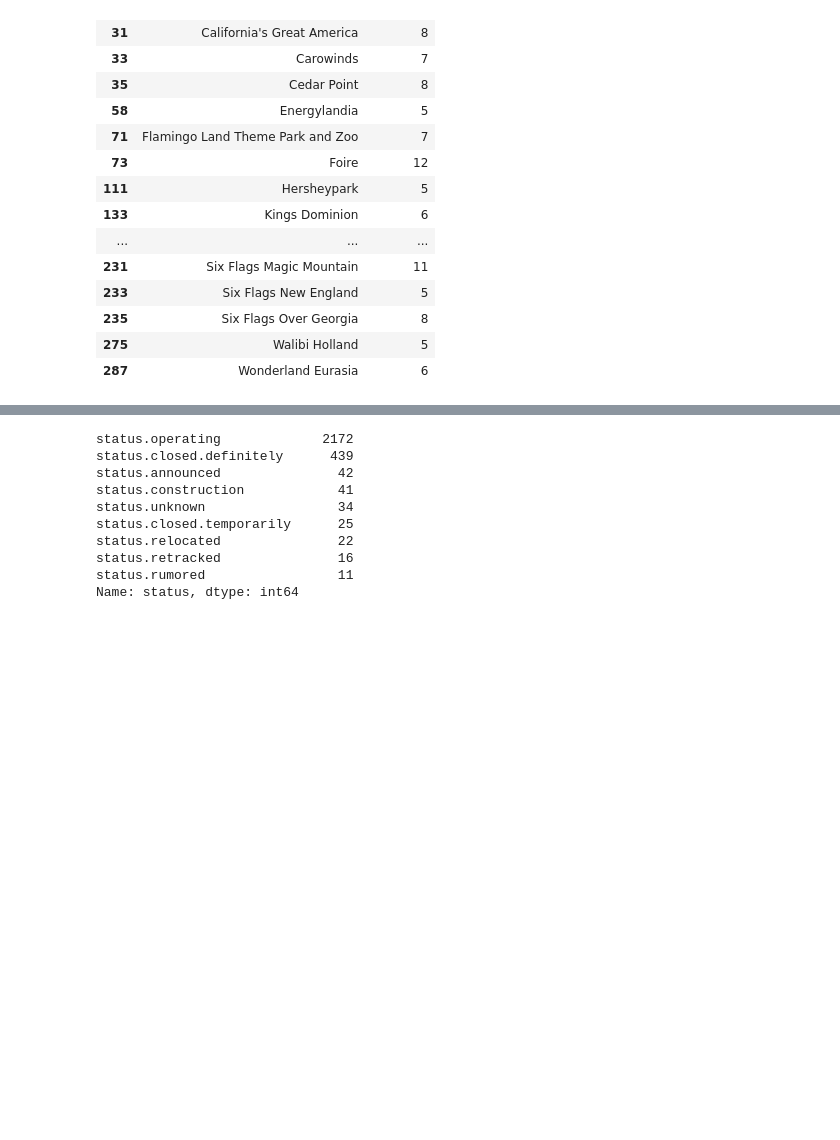
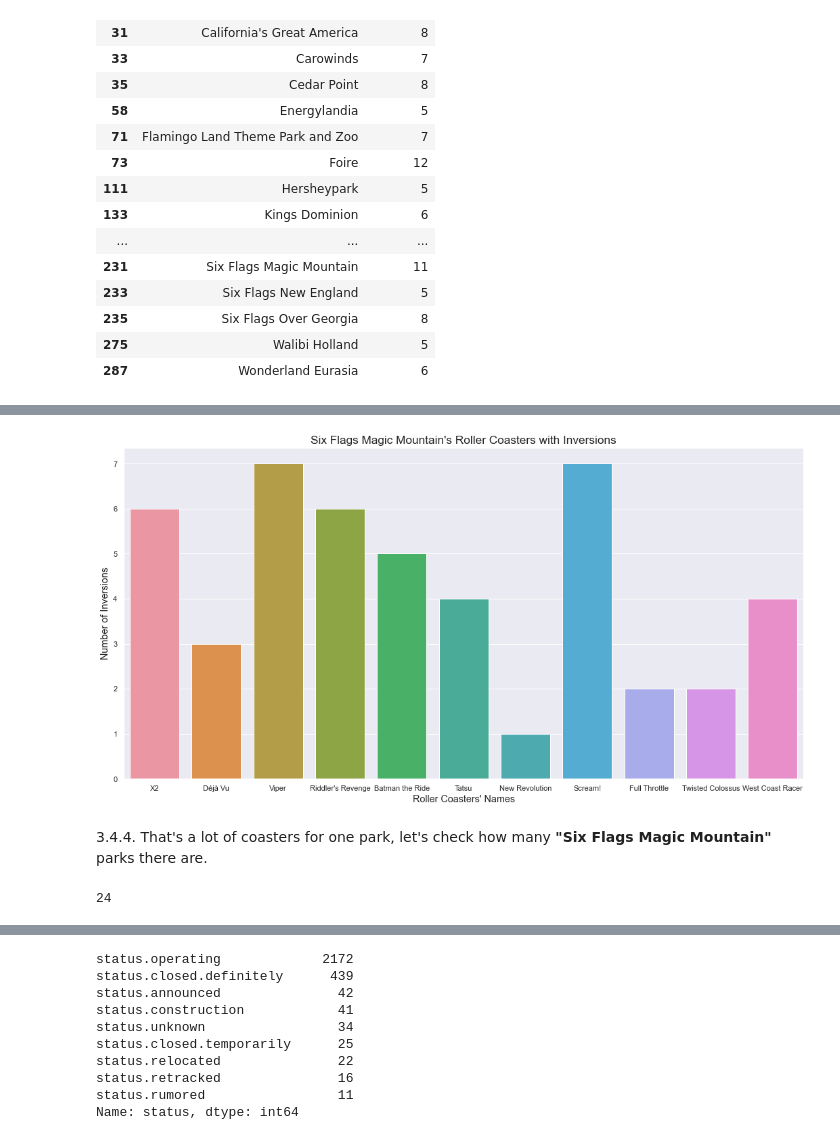
Before and after one commit to jadidaniel/jupyter-notebooks, a Jupyter notebook: visualisations_roller_coaster/roller_coaster.ipynb, the cells around one changed output, grey strips where cells are left out. Saved outputs shown, nothing was run; the diff lists cells and outputs as text; code cells hidden in the pictures; blank space fills up the shorter version.

```diff
--- a/visualisations_roller_coaster/roller_coaster.ipynb
+++ b/visualisations_roller_coaster/roller_coaster.ipynb
@@ -642,7 +644,7 @@ Even after applying logariphmic scale all hisograms remained a bit skewed, but w
 # %%
 def visualise_barchart(dataset, park_name):
     # Prepare grid
-    plt.figure(figsize = (16,9))
+    plt.figure(figsize = (18,9))
     sns.set(style='darkgrid',)
 
     # Filter 0 coasters with no inversions
@@ -709 +689,11 @@ roller_coast_list[roller_coast_list['park'] == 'Foire']
+# %%
+visualise_barchart(roller_coast_list, 'Six Flags Magic Mountain')
+# %% [output]
+[figure, added]
+# %% [markdown]
+3.4.4. That's a lot of coasters for one park, let's check how many **"Six Flags Magic Mountain"** parks there are.
+# %%
+len(roller_coast_list[roller_coast_list['park'] == 'Six Flags Magic Mountain'])
+# %% [output]
+24
 # %% [markdown]
```
Also changed, not shown: parts of 36 cells of this notebook.
